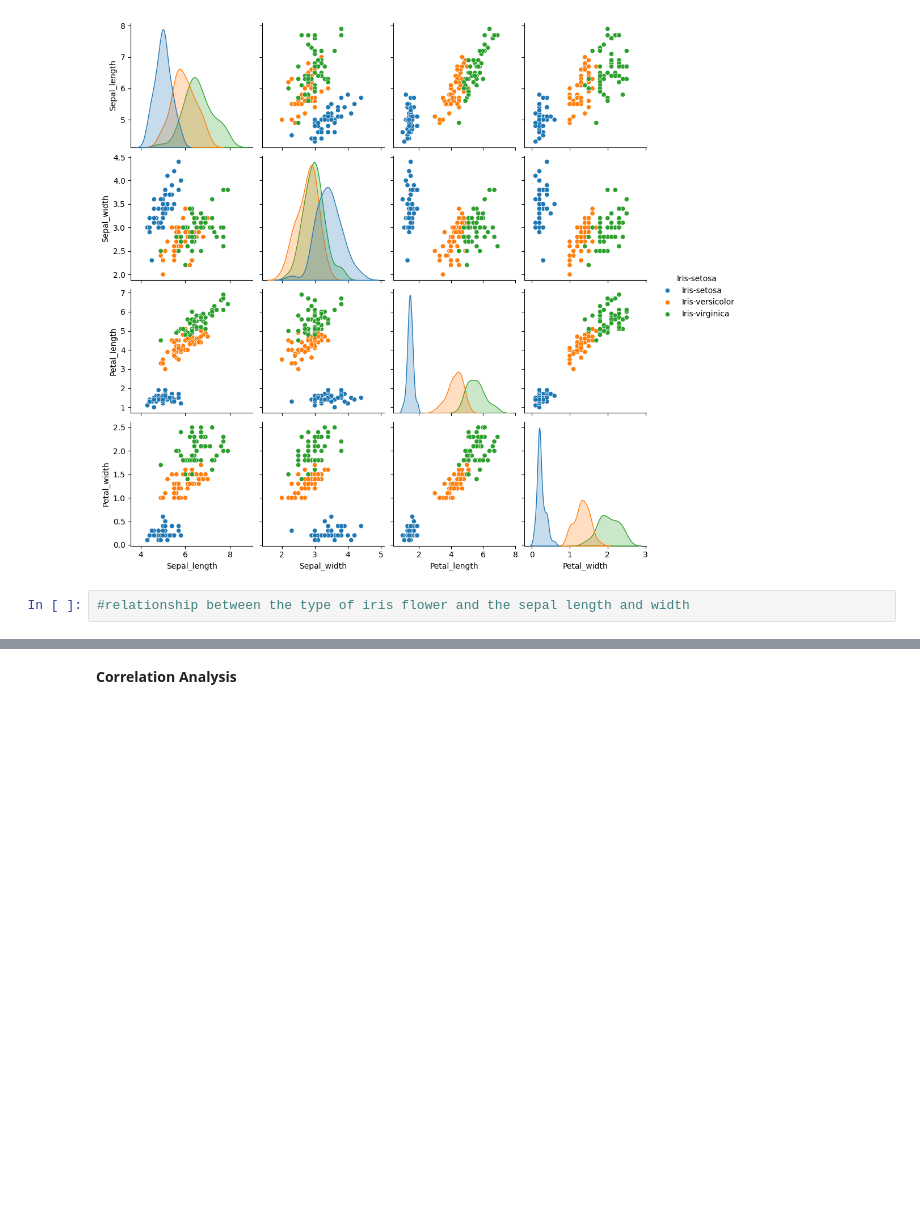
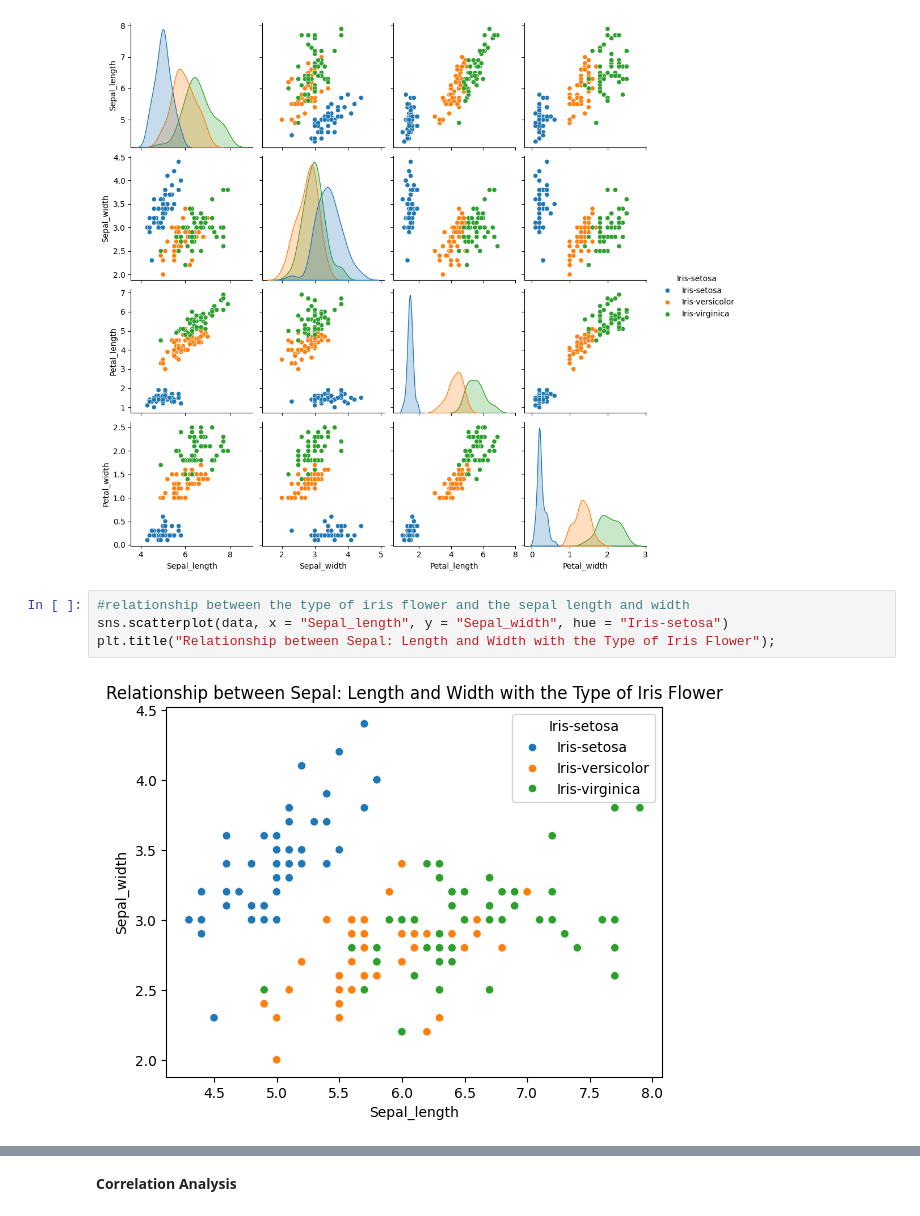
Before and after one commit to Odeyiany2/ECX-4.0-21-Days-Data-Science-Challenge, a Jupyter notebook: [Miriam]_Iris_Flower_Classification_DAY_TTHREE.ipynb, the cells around one changed output, grey strips where cells are left out. Saved outputs shown, nothing was run; the diff lists cells and outputs as text; blank space fills up the shorter version.

```diff
--- a/[Miriam]_Iris_Flower_Classification_DAY_TTHREE.ipynb
+++ b/[Miriam]_Iris_Flower_Classification_DAY_TTHREE.ipynb
@@ -227,3 +228,7 @@ sns.pairplot(data, hue = "Iris-setosa");
 [figure]
 # %%
 #relationship between the type of iris flower and the sepal length and width
+sns.scatterplot(data, x = "Sepal_length", y = "Sepal_width", hue = "Iris-setosa")
+plt.title("Relationship between Sepal: Length and Width with the Type of Iris Flower");
+# %% [output]
+[figure, added]
```
Also changed, not shown: parts of 4 cells of this notebook.
